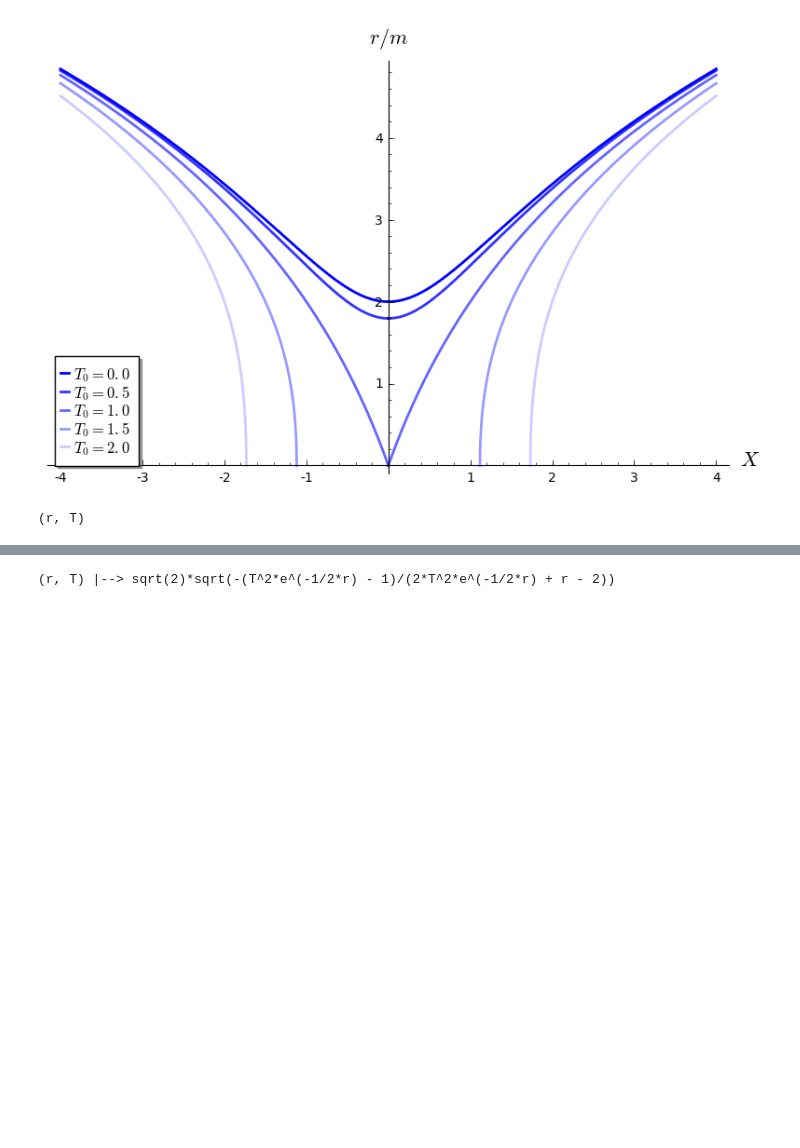
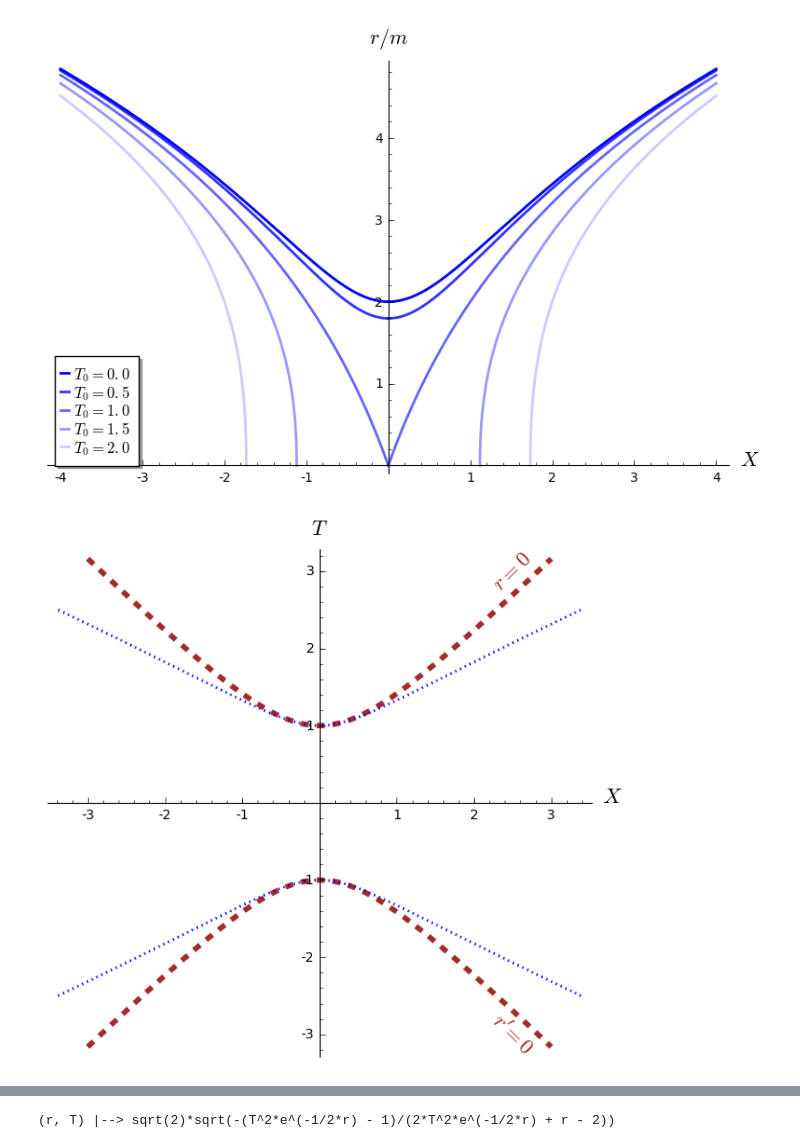
Before and after one commit to egourgoulhon/BHLectures, a Jupyter notebook: sage/Einstein-Rosen_bridge.ipynb, the cells around one changed output, grey strips where cells are left out. Saved outputs shown, nothing was run; the diff lists cells and outputs as text; code cells hidden in the pictures; blank space fills up the shorter version.

```diff
--- a/sage/Einstein-Rosen_bridge.ipynb
+++ b/sage/Einstein-Rosen_bridge.ipynb
@@ -16,7 +22,21 @@ show(g, aspect_ratio=1, axes_labels=[r'$X$', r'$r/m$'])
 [figure]
 # %%
 g.save("max_SigmaT0_r_X.pdf", aspect_ratio=1, axes_labels=[r'$X$', r'$r/m$'])
-# %%
-var('r T', domain='real')
-# %% [output]
-(r, T)
+# %%
+sing = plot(sqrt(1+x^2), (x,-3,3), color='brown', thickness=4, linestyle='--') \
+       + text(r"$r=0$", (2.5, 3), rotation=45, fontsize=16, color='brown') \
+       + plot(-sqrt(1+x^2), (x,-3,3), color='brown', thickness=4, linestyle='--') \
+       + text(r"$r'=0$", (2.5, -3), rotation=-45, fontsize=16, color='brown')
+bifhor = line([(-3,-3), (3,3)], color='black', thickness=3) + \
+         line([(-3,3), (3,-3)], color='black', thickness=3) + \
+         text(r'$\mathscr{H}$', (3, 2.7), fontsize=20, color='black')
+# %%
+graph = sing
+Xemb(T) = abs(T)*sqrt(2*ln(abs(T)))
+graph += parametric_plot([Xemb(T), T], (T, 1.001, 2.5), color='blue', thickness=2, linestyle=':') \
+         + parametric_plot([-Xemb(T), T], (T, 1.001, 2.5), color='blue', thickness=2, linestyle=':') \
+         + parametric_plot([Xemb(T), T], (T, -2.5, - 1.001), color='blue', thickness=2, linestyle=':') \
+         + parametric_plot([-Xemb(T), T], (T, -2.5, - 1.001), color='blue', thickness=2, linestyle=':')
+show(graph, aspect_ratio=1, axes_labels=[r'$X$', r'$T$'])
+# %% [output]
+[figure, added]
```
Also changed, not shown: parts of 8 cells of this notebook, 2 other files.
